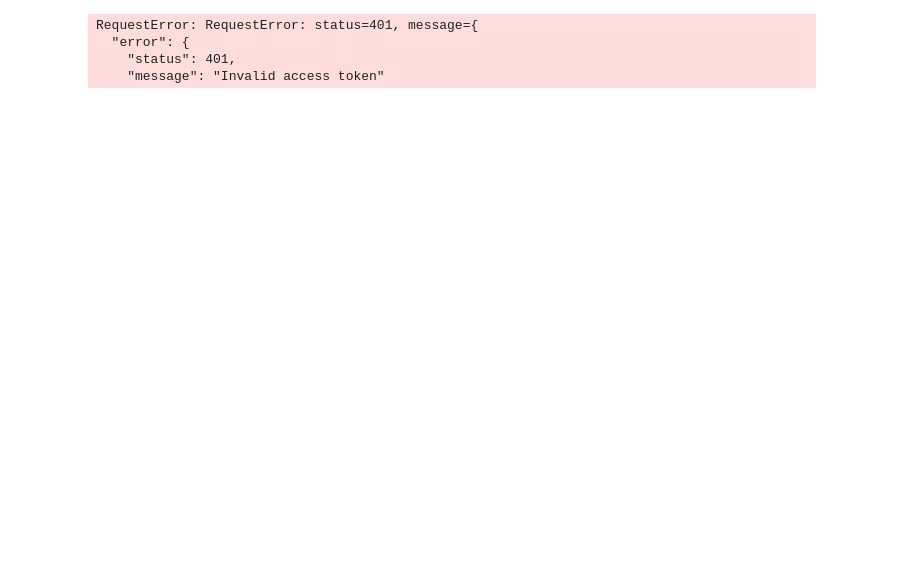
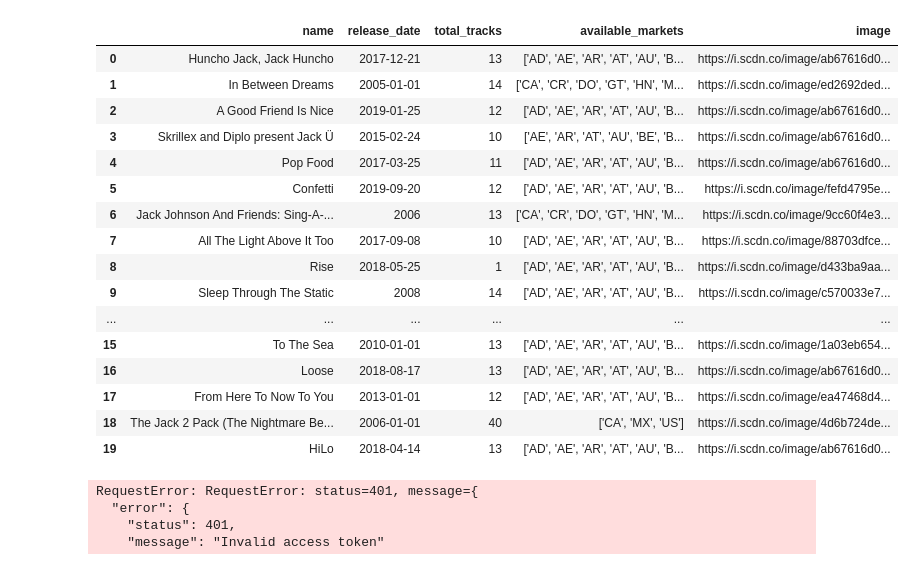
Before and after one commit to sfu-db/dataprep, a Jupyter notebook: dataprep/data_connector/demo.ipynb, the cells around one changed output. Cells and saved outputs as stored; diff of their text form; code cells hidden in the pictures; blank space fills up the shorter version.

Commit message:
WIP: added spotify album search

```diff
--- a/dataprep/data_connector/demo.ipynb
+++ b/dataprep/data_connector/demo.ipynb
@@ -55,3 +58,24 @@ df
+# %%
+df = dc.query("album", q="jack")
+df
+# %% [output]
+|  | name | release_date | total_tracks | available_markets | image |
+| 0 | Huncho Jack, Jack Huncho | 2017-12-21 | 13 | ['AD', 'AE', 'AR', 'AT', 'AU', 'B... | https://i.scdn.co/image/ab67616d0... |
+| 1 | In Between Dreams | 2005-01-01 | 14 | ['CA', 'CR', 'DO', 'GT', 'HN', 'M... | https://i.scdn.co/image/ed2692ded... |
+| 2 | A Good Friend Is Nice | 2019-01-25 | 12 | ['AD', 'AE', 'AR', 'AT', 'AU', 'B... | https://i.scdn.co/image/ab67616d0... |
+| 3 | Skrillex and Diplo present Jack Ü | 2015-02-24 | 10 | ['AE', 'AR', 'AT', 'AU', 'BE', 'B... | https://i.scdn.co/image/ab67616d0... |
+| 4 | Pop Food | 2017-03-25 | 11 | ['AD', 'AE', 'AR', 'AT', 'AU', 'B... | https://i.scdn.co/image/ab67616d0... |
+| 5 | Confetti | 2019-09-20 | 12 | ['AD', 'AE', 'AR', 'AT', 'AU', 'B... | https://i.scdn.co/image/fefd4795e... |
+| 6 | Jack Johnson And Friends: Sing-A-... | 2006 | 13 | ['CA', 'CR', 'DO', 'GT', 'HN', 'M... | https://i.scdn.co/image/9cc60f4e3... |
+| 7 | All The Light Above It Too | 2017-09-08 | 10 | ['AD', 'AE', 'AR', 'AT', 'AU', 'B... | https://i.scdn.co/image/88703dfce... |
+| 8 | Rise | 2018-05-25 | 1 | ['AD', 'AE', 'AR', 'AT', 'AU', 'B... | https://i.scdn.co/image/d433ba9aa... |
+| 9 | Sleep Through The Static | 2008 | 14 | ['AD', 'AE', 'AR', 'AT', 'AU', 'B... | https://i.scdn.co/image/c570033e7... |
+| ... | ... | ... | ... | ... | ... |
+| 15 | To The Sea | 2010-01-01 | 13 | ['AD', 'AE', 'AR', 'AT', 'AU', 'B... | https://i.scdn.co/image/1a03eb654... |
+| 16 | Loose | 2018-08-17 | 13 | ['AD', 'AE', 'AR', 'AT', 'AU', 'B... | https://i.scdn.co/image/ab67616d0... |
+| 17 | From Here To Now To You | 2013-01-01 | 12 | ['AD', 'AE', 'AR', 'AT', 'AU', 'B... | https://i.scdn.co/image/ea47468d4... |
+| 18 | The Jack 2 Pack (The Nightmare Be... | 2006-01-01 | 40 | ['CA', 'MX', 'US'] | https://i.scdn.co/image/4d6b724de... |
+| 19 | HiLo | 2018-04-14 | 13 | ['AD', 'AE', 'AR', 'AT', 'AU', 'B... | https://i.scdn.co/image/ab67616d0... |
 # %%
 # Twitter example: (Bearer token generated manually) not working so far
 dc = Connector("file://config_files/twitter", auth_params={"token":"AAAAAAAAAAAAAAAAAAAAAOIQ1AAAAAAAHmZkUkE4SXkrYC%2BhwKD4IXfqEOc%3D6NJTXWY7gjw8JL321qVqQphn6u1vmSDdnBxijPnf0Pw5hdvWra"})
```
Also changed, not shown: parts of 2 cells of this notebook, 2 other files.
